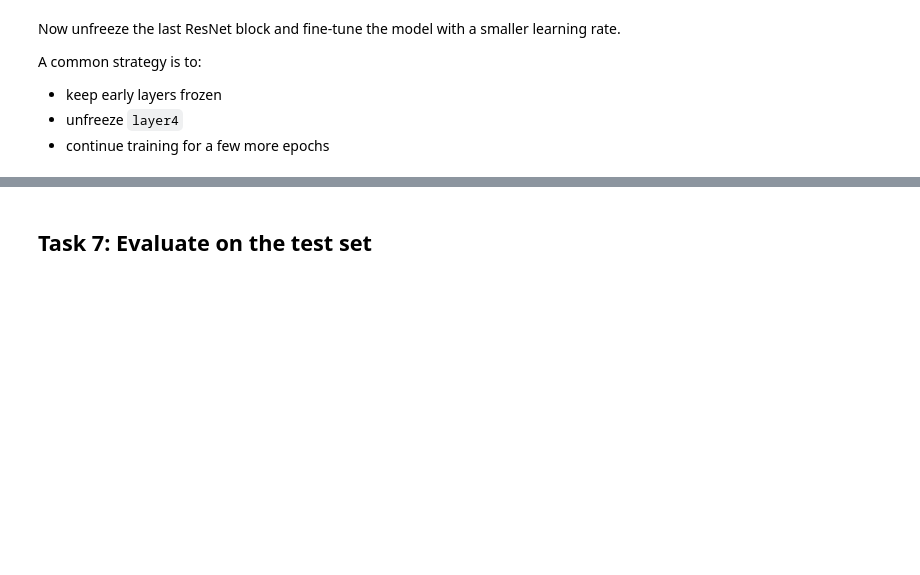
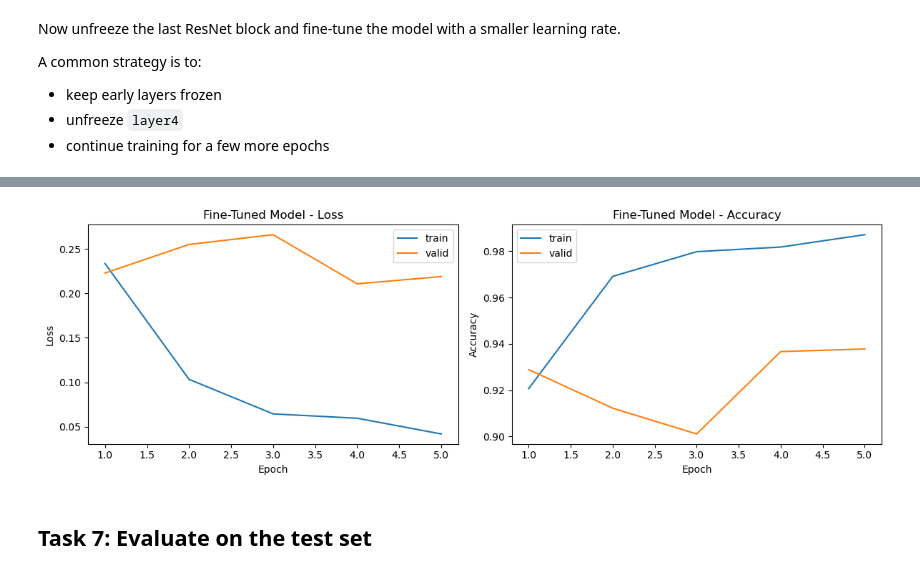
Before and after one commit to bjrnschmdt/machine_learning_degree, a Jupyter notebook: applied-machine-learning/week-05/Week5_Notebook1_Fast-Food.ipynb, the cells around one changed output, grey strips where cells are left out. Saved outputs shown, nothing was run; the diff lists cells and outputs as text; code cells hidden in the pictures; blank space fills up the shorter version.

```diff
--- a/applied-machine-learning/week-05/Week5_Notebook1_Fast-Food.ipynb
+++ b/applied-machine-learning/week-05/Week5_Notebook1_Fast-Food.ipynb
@@ -381,13 +471,15 @@ A common strategy is to:
 model = initialize_model()
 
 # TODO: Unfreeze the last residual block (`layer4`)
-...
+for param in model.layer4.parameters():
+    param.requires_grad = True
 
 # TODO: Create a new optimizer for all trainable parameters (use the learning rate defined above)
-optimizer = ...
+optimizer = optim.Adam(filter(lambda p: p.requires_grad, model.parameters()), lr=LEARNING_RATE)
 
 # TODO: Re-train the model for a few epochs
-history_fine_tune = ...
+history_fine_tune = fit_model(model, train_loader, valid_loader, optimizer, criterion, device, NUMBER_OF_EPOCHS)
 
 # TODO: Plot the second training history
-plot_history(...)
+plot_history(history_fine_tune, title="Fine-Tuned Model")
+# %% [output]
@@ -394,3 +491,4 @@ plot_history(...)
+[figure, added]
 # %% [markdown]
 ## Task 7: Evaluate on the test set
 # %% [markdown]
```
Also changed, not shown: parts of 12 cells of this notebook.
